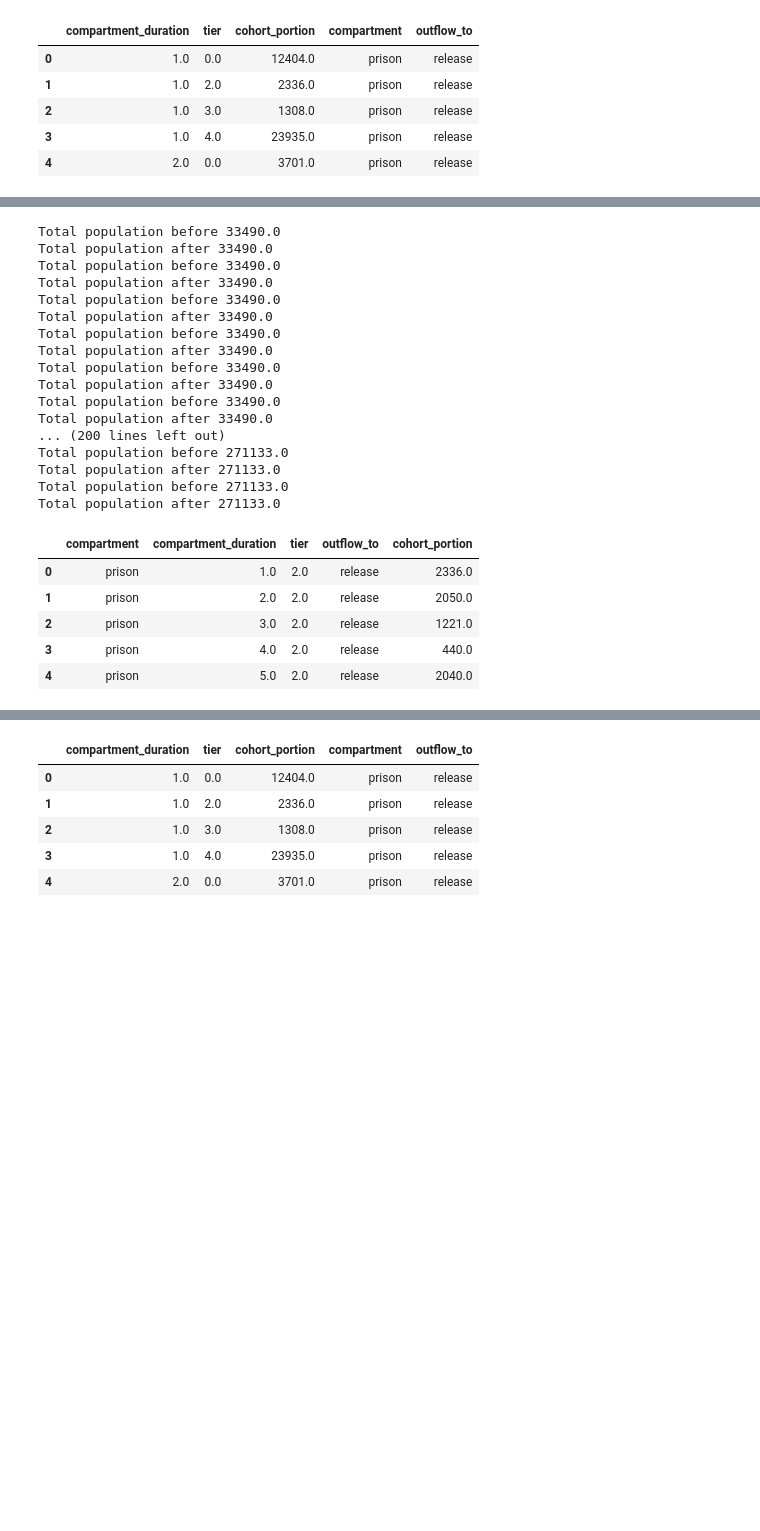
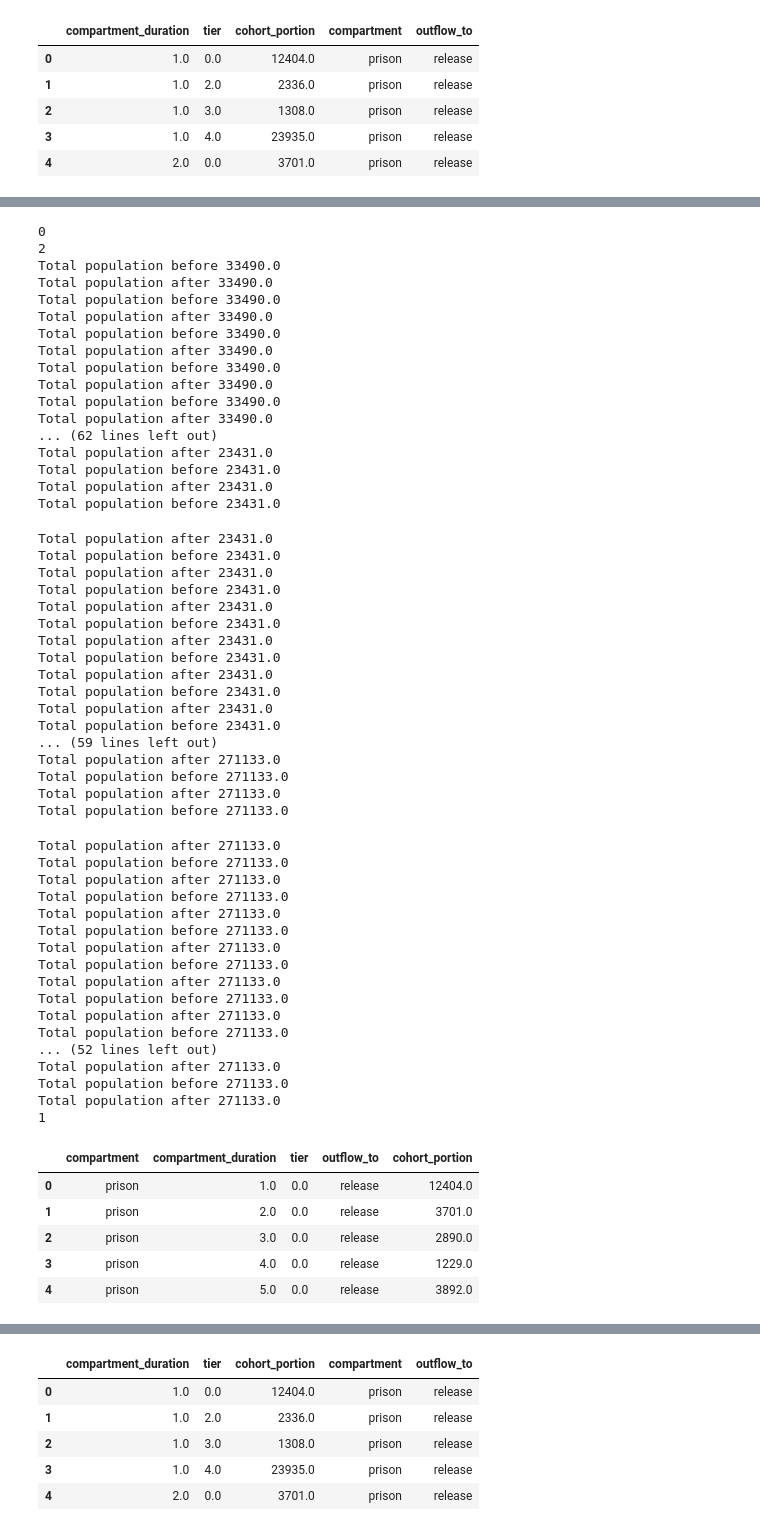
Before and after one commit to stanford-decarceration-collective/stanford-decarceration-collective, a Jupyter notebook: notebooks/aclu_second_look-Copy1.ipynb, the cells around one changed output, grey strips where cells are left out. Drawn from its saved outputs; the diff is of its cells as text; code cells hidden in the pictures; blank space fills up the shorter version.

```diff
--- a/notebooks/aclu_second_look-Copy1.ipynb
+++ b/notebooks/aclu_second_look-Copy1.ipynb
@@ -369,13 +369,13 @@ transitions_data['outflow_to'] = 'release'
 
 transitions_data = transitions_data.rename({"total_population": "cohort_portion"})
 
-transitions_data = transitions_data.append(pd.DataFrame({
+transitions_data = pd.concat([transitions_data, pd.DataFrame({
     'compartment_duration': [24] * len(tiers),
     'cohort_portion': [1] * len(tiers),
     'compartment': ['release'] * len(tiers),
     'outflow_to': ['release'] * len(tiers),
     'tier': list(tiers),
-}), ignore_index=True)
+})], ignore_index=True)
 
 transitions_data.cohort_portion = transitions_data.cohort_portion.astype(float)
 transitions_data.head()
@@ -407,7 +398,7 @@ transitions_data
 
 # This estimates resentencing frequency/outcomes using the parole set-off system used in Texas
 # see https://www.secondlooktexas.org/action
-GRANT_RATE = 3 / (32 + 3)
+GRANT_RATE = 3 / (32 + 3)  # SHOULD BE 3 / (32 + 3) -- JUST TESTING
 
 # We don't have data on the distribution of set-off times after each hearing, so doing every other year
 SETOFF_TIME = 24
@@ -419,12 +410,25 @@ TIERS = transitions_data['tier'].unique().astype("int64")
 TIER_SENTENCE_LENGTHS = [30 * 12, 25 * 12, 20 * 12, 15 * 12]
 
 for tier in TIERS:
+    print(tier)
     eligible_data = transitions_data[
         (transitions_data['compartment'] == 'prison')
         & (transitions_data['tier'] == tier)
     ].copy()
 
-    if eligible_data.size > 0 and tier > 0:
+    if eligible_data.size > 0 and tier == 0:
+        eligible_data = eligible_data.groupby([
+            'compartment', 'compartment_duration', 'tier', 'outflow_to'
+        ], as_index=False).sum()
+
+        # The model breaks if the maximum LOS gets shorter in the new data, so if that's the case, then change it
+        # so the last line of data has a tiny tiny population
+        eligible_data.loc[max(eligible_data.index), 'cohort_portion'] = max(eligible_data.loc[max(eligible_data.index), 'cohort_portion'], 10**(-5))
+
+        # append our work to the new transitions_data we're building
+        alternate_transitions_data = alternate_transitions_data.append(eligible_data)
+
+    elif eligible_data.size > 0 and tier > 0:
         for i in range(TIER_SENTENCE_LENGTHS[tier - 1], int(eligible_data.compartment_duration.max()), SETOFF_TIME):
             rate = GRANT_RATE
 
@@ -461,42 +465,76 @@ for tier in TIERS:
         # append our work to the new transitions_data we're building
         alternate_transitions_data = alternate_transitions_data.append(eligible_data)
 
 # Round population numbers to avoid tiny populations in weird places
 alternate_transitions_data.cohort_portion = alternate_transitions_data.cohort_portion.apply(lambda x: round(x, 5))
 # drop the rows that are now rounded to zero
 alternate_transitions_data = alternate_transitions_data[alternate_transitions_data.cohort_portion > 0]
 
 alternate_transitions_data = alternate_transitions_data.append(pd.DataFrame({
     'compartment_duration': [24] * len(tiers),
     'cohort_portion': [1] * len(tiers),
     'compartment': ['release'] * len(tiers),
     'outflow_to': ['release'] * len(tiers),
     'tier': list(tiers),
 }), ignore_index=True)
 
 alternate_transitions_data.cohort_portion = alternate_transitions_data.cohort_portion.astype(float)
 alternate_transitions_data.head()
 # %% [output]
+0
+2
 Total population before 33490.0
 Total population after 33490.0
 Total population before 33490.0
 Total population after 33490.0
 Total population before 33490.0
 Total population after 33490.0
 Total population before 33490.0
 Total population after 33490.0
 Total population before 33490.0
 Total population after 33490.0
-Total population before 33490.0
-Total population after 33490.0
-... (200 lines left out)
-Total population before 271133.0
-Total population after 271133.0
-Total population before 271133.0
-Total population after 271133.0
+... (62 lines left out)
+Total population after 23431.0
+Total population before 23431.0
+Total population after 23431.0
+Total population before 23431.0
+Total population after 23431.0
+Total population before 23431.0
+Total population after 23431.0
+Total population before 23431.0
+Total population after 23431.0
+Total population before 23431.0
+Total population after 23431.0
+Total population before 23431.0
+Total population after 23431.0
+Total population before 23431.0
+Total population after 23431.0
+Total population before 23431.0
+... (59 lines left out)
+Total population after 271133.0
+Total population before 271133.0
+Total population after 271133.0
+Total population before 271133.0
+Total population after 271133.0
+Total population before 271133.0
+Total population after 271133.0
+Total population before 271133.0
+Total population after 271133.0
+Total population before 271133.0
+Total population after 271133.0
+Total population before 271133.0
+Total population after 271133.0
+Total population before 271133.0
+Total population after 271133.0
+Total population before 271133.0
+... (52 lines left out)
+Total population after 271133.0
+Total population before 271133.0
+Total population after 271133.0
+1
 |  | compartment | compartment_duration | tier | outflow_to | cohort_portion |
-| 0 | prison | 1.0 | 2.0 | release | 2336.0 |
-| 1 | prison | 2.0 | 2.0 | release | 2050.0 |
-| 2 | prison | 3.0 | 2.0 | release | 1221.0 |
-| 3 | prison | 4.0 | 2.0 | release | 440.0 |
-| 4 | prison | 5.0 | 2.0 | release | 2040.0 |
+| 0 | prison | 1.0 | 0.0 | release | 12404.0 |
+| 1 | prison | 2.0 | 0.0 | release | 3701.0 |
+| 2 | prison | 3.0 | 0.0 | release | 2890.0 |
+| 3 | prison | 4.0 | 0.0 | release | 1229.0 |
+| 4 | prison | 5.0 | 0.0 | release | 3892.0 |
```
Also changed, not shown: parts of 19 cells of this notebook.
